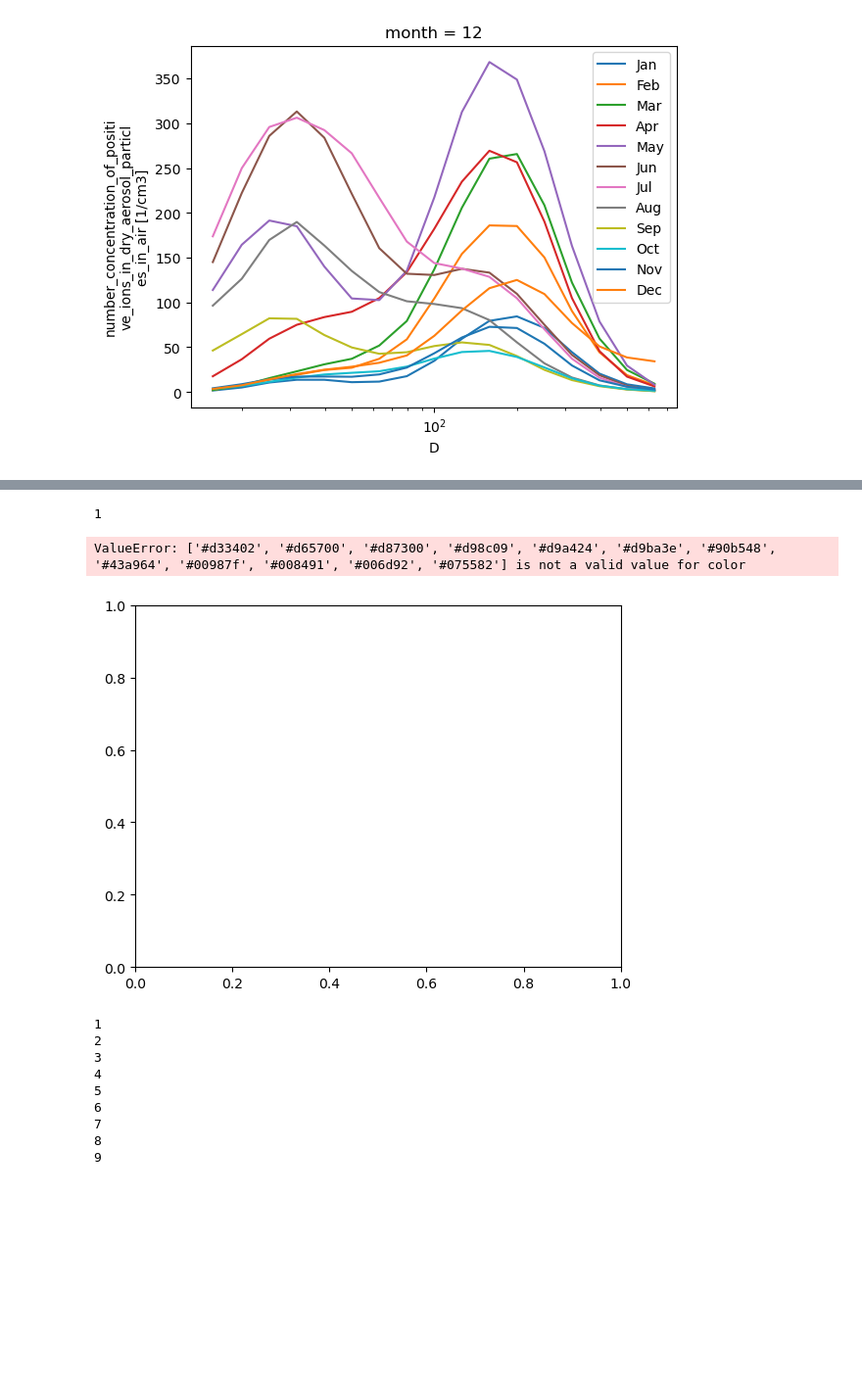
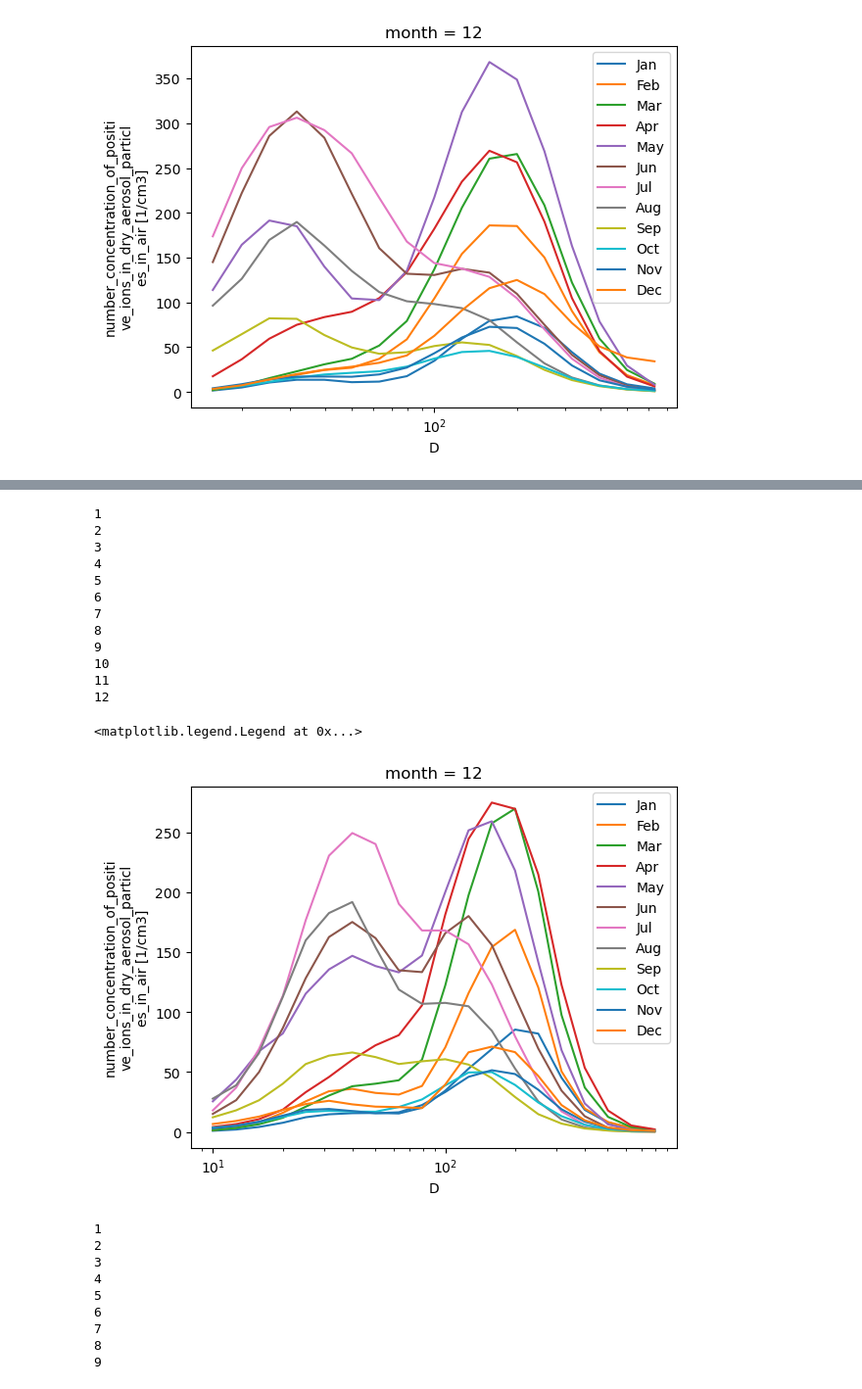
Before and after one commit to eScience-course/-Tjaernoe2022-group1, a Jupyter notebook: notebooks/Stefan/Seasonal Monthly.ipynb, the cells around one changed output, grey strips where cells are left out. Shown at 98% size. Cells and saved outputs as stored; diff of their text form; code cells hidden in the pictures; blank space fills up the shorter version.

```diff
--- a/notebooks/Stefan/Seasonal Monthly.ipynb
+++ b/notebooks/Stefan/Seasonal Monthly.ipynb
@@ -511,15 +377,26 @@ ebas.nilu.no
 # %%
 dsmf08_month = dsmf08.groupby('time.month').median(keep_attrs=True)
 for seas in dsmf08_month.month:
     print(seas.values)
 
-    dsmf08_month.sel(month=seas)['particle_number_size_distribution'].plot(xscale = "log", label=month[int(seas.values)], c =['#d33402','#d65700','#d87300','#d98c09','#d9a424','#d9ba3e','#90b548','#43a964','#00987f','#008491','#006d92','#075582'])
+    dsmf08_month.sel(month=seas)['particle_number_size_distribution'].plot(xscale = "log", label=month[int(seas.values)])
 #dsmf00_season['particle_number_size_distribution'].mean(dim = "time").plot(xscale = "log")
 plt.legend()
 # %% [output]
 1
+2
+3
+4
+5
+6
+7
+8
+9
+10
+11
+12
-ValueError: ['#d33402', '#d65700', '#d87300', '#d98c09', '#d9a424', '#d9ba3e', '#90b548', '#43a964', '#00987f', '#008491', '#006d92', '#075582'] is not a valid value for color
+<matplotlib.legend.Legend at 0x...>
-[figure, old version]
+[figure, new version]
 # %%
 dsmf08_month = dsmf08_ma.groupby('time.month').mean(keep_attrs=True)
 for seas in dsmf08_month.month:
```
Also changed, not shown: parts of 11 cells of this notebook, 1 other file.
